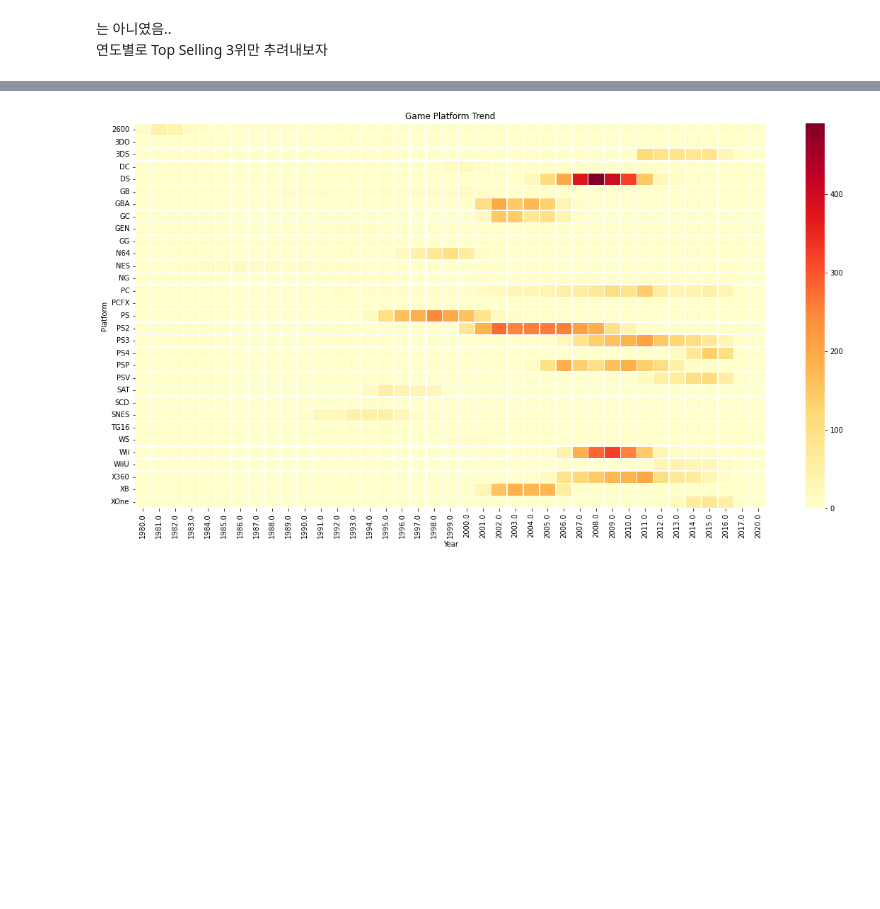
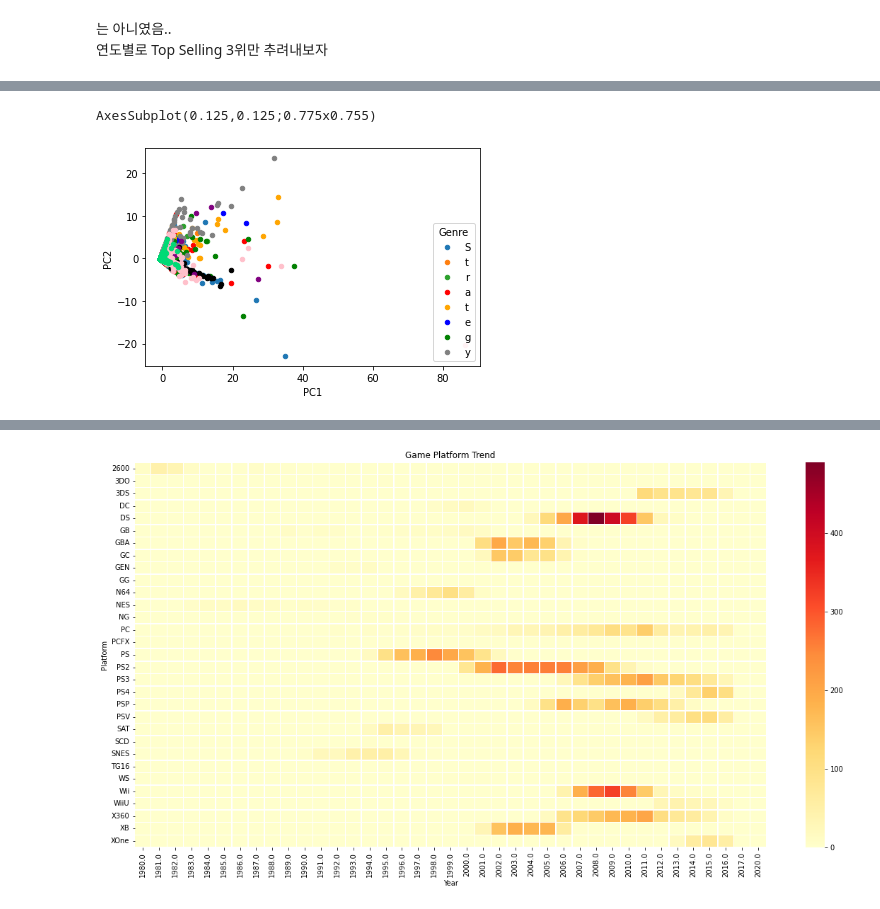
Before and after one commit to sumu97/Data-Science-Cheat-Code, a Jupyter notebook: GameMarket_Analysis.ipynb, the cells around one changed output, grey strips where cells are left out. Cells and saved outputs as stored; diff of their text form; code cells hidden in the pictures; blank space fills up the shorter version.

```diff
--- a/GameMarket_Analysis.ipynb
+++ b/GameMarket_Analysis.ipynb
@@ -341,0 +549,20 @@ pcadf = pd.DataFrame(data = pcacomp, columns = ['pc1','pc2'])
+# %%
+fig = plt.figure(figsize = (6, 4)) #전체 크기
+ax = fig.add_subplot(1, 1, 1)
+ax.set_xlabel('PC1', fontsize = 10)
+ax.set_ylabel('PC2', fontsize = 10)
+
+Genre = ['Action', 'Adventure', 'Fighting', 'Misc', 'Platform', 'Puzzle', 'Racing', 'Role-Playing', 'Shooter', 'Simulation', 'Sports', 'Strategy']
+colors = ['#1F77B4', '#FF7F0E', '#2CA02C','red','orange','blue','green','grey','black','purple','pink','#00da75', '#f1c40f',  '#ff6f15', '#3498db']
+for Genre, color in zip(Genre,colors):
+    indicesToKeep = df1['Genre'] == Genre
+    ax.scatter(pcadf.loc[indicesToKeep, 'pc1']
+               , pcadf.loc[indicesToKeep, 'pc2']
+               , c = color
+               , s = 20)
+
+ax.legend(Genre,loc = 4,title = 'Genre',fontsize = 10)  #범례
+print(ax)
+# %% [output]
+AxesSubplot(0.125,0.125;0.775x0.755)
+[figure, added]
```
Also changed, not shown: parts of 41 cells of this notebook.
